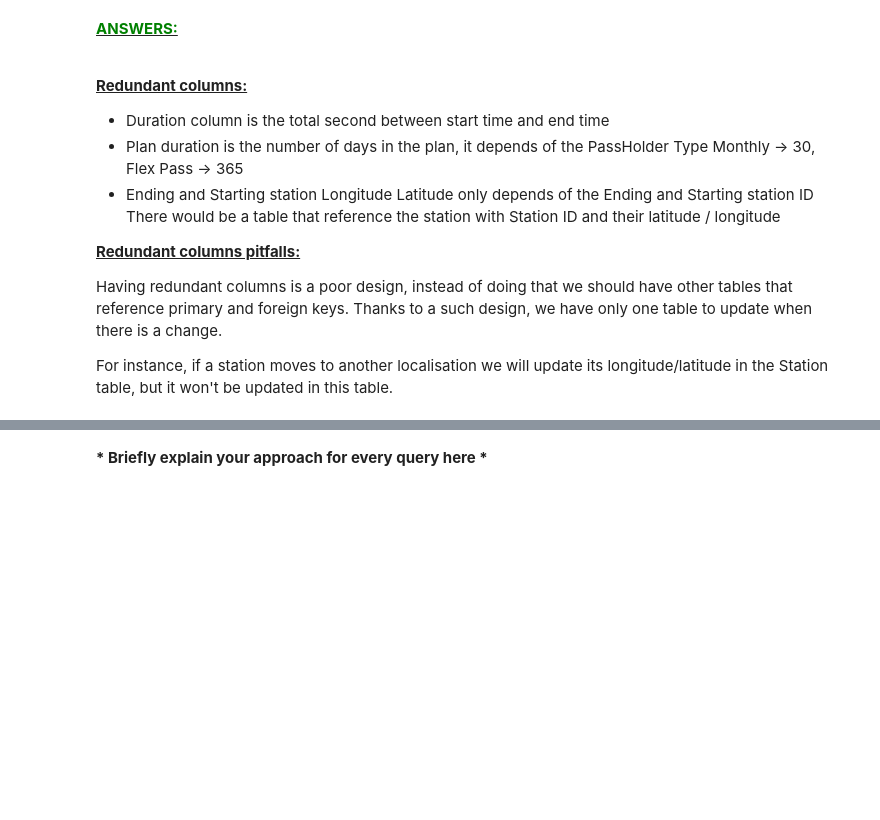
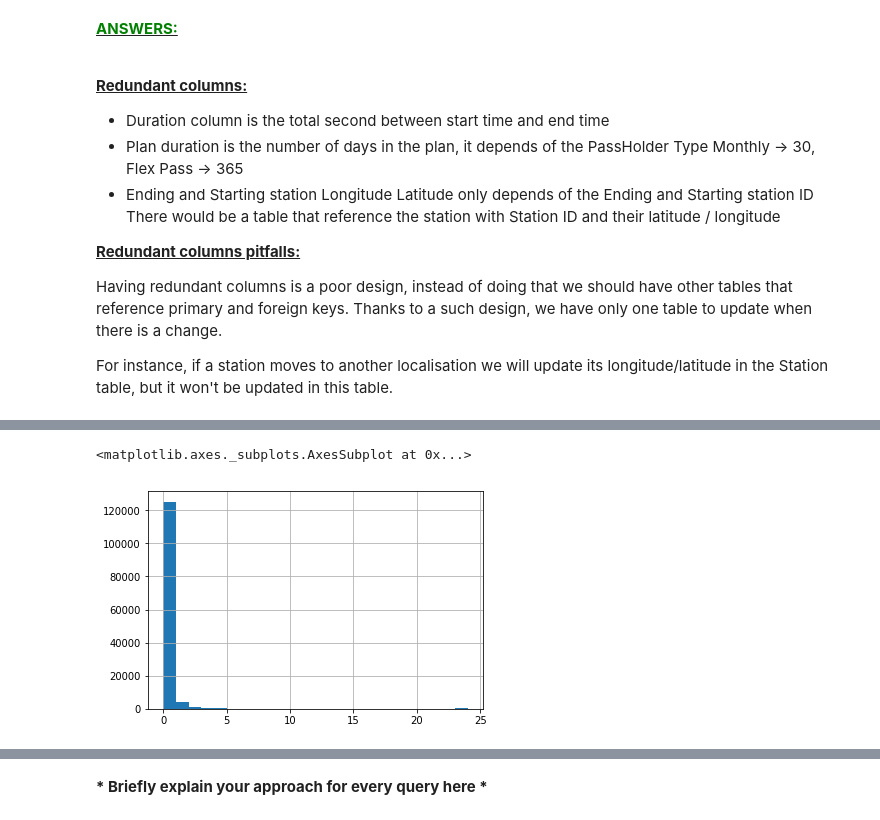
Before and after one commit to Apiquet/ADA_EPFL, a Jupyter notebook: ADA2018-Homework-master/01 - Pandas and Data Wrangling/Exercise 1.ipynb, the cells around one changed output, grey strips where cells are left out. Drawn from its saved outputs; the diff is of its cells as text; code cells hidden in the pictures; blank space fills up the shorter version.

```diff
--- a/ADA2018-Homework-master/01 - Pandas and Data Wrangling/Exercise 1.ipynb
+++ b/ADA2018-Homework-master/01 - Pandas and Data Wrangling/Exercise 1.ipynb
@@ -488,0 +481,5 @@ jhgjhgjhgjhgjhg# Write your code here
+# %%
+(bike_share_trip.Duration/3600).hist(bins=np.arange(0, 25, 1))
+# %% [output]
+<matplotlib.axes._subplots.AxesSubplot at 0x...>
+[figure, added]
```
Also changed, not shown: parts of 57 cells of this notebook.
